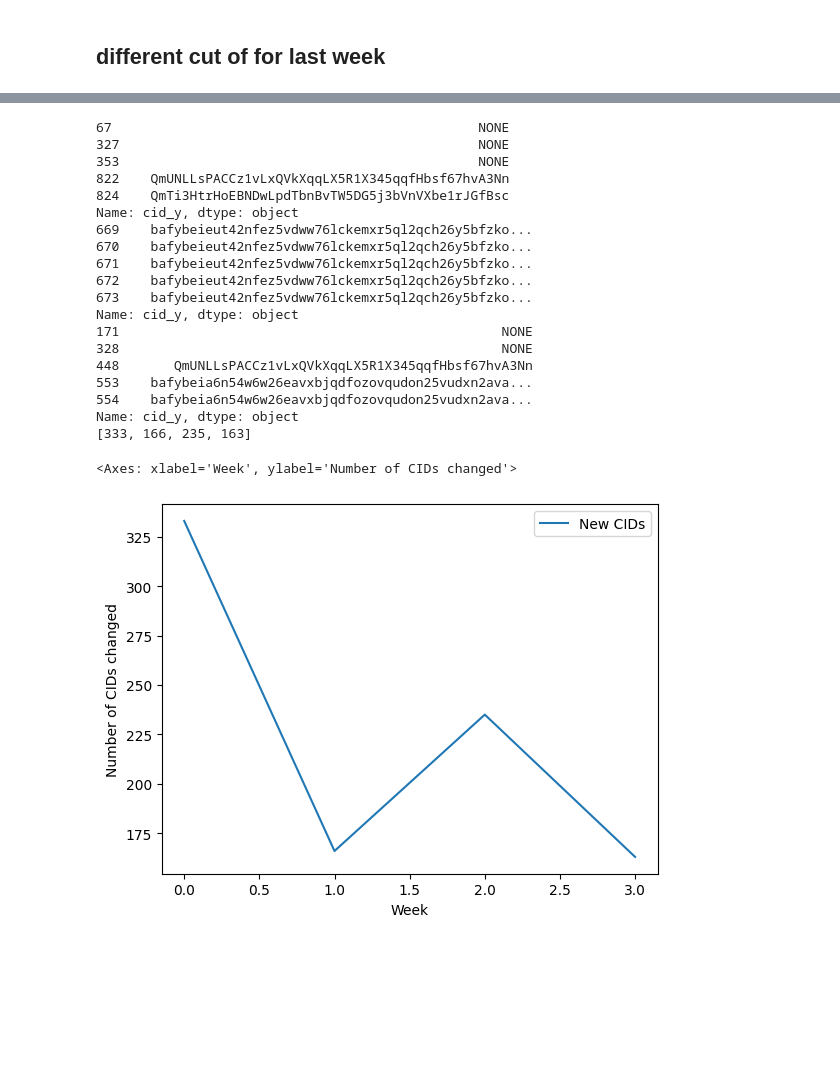
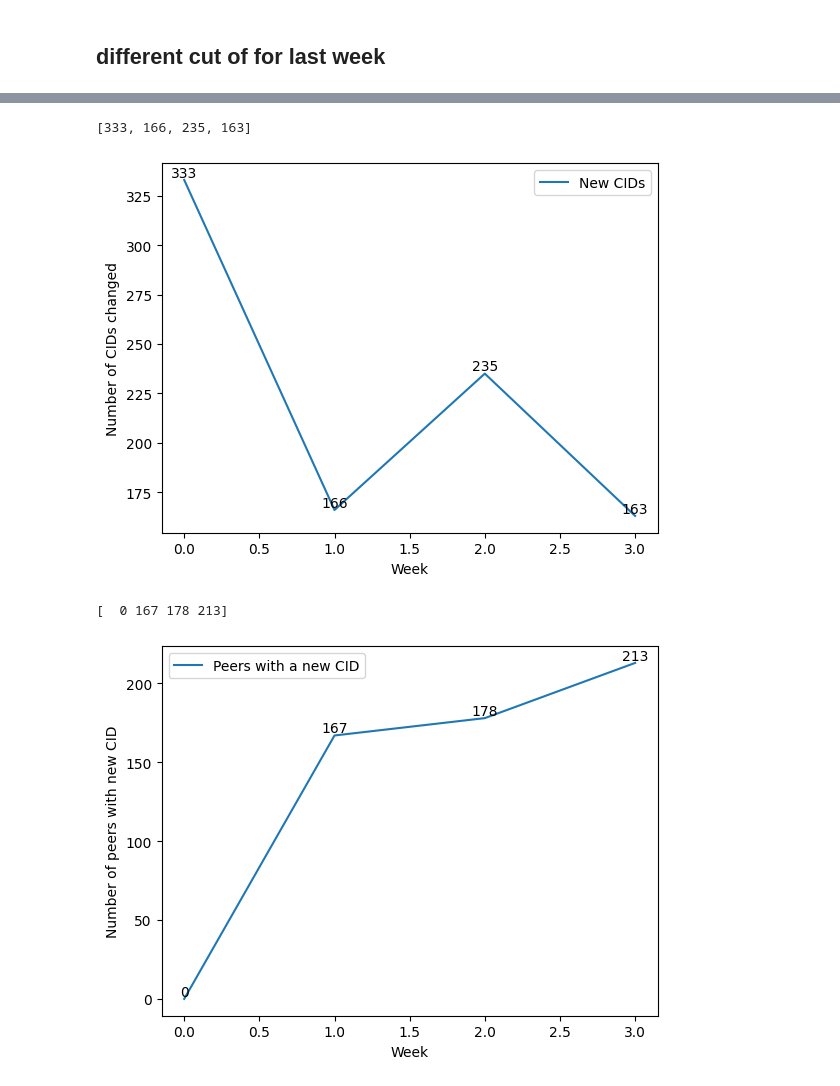
Before and after one commit to AxelGard/seek-ipns, a Jupyter notebook: analysis/rate_of_chage.ipynb, the cells around one changed output, grey strips where cells are left out. Saved outputs shown, nothing was run; the diff lists cells and outputs as text; code cells hidden in the pictures; blank space fills up the shorter version.

Commit message:
better chart for rate of change

```diff
--- a/analysis/rate_of_chage.ipynb
+++ b/analysis/rate_of_chage.ipynb
@@ -124,31 +87,46 @@ Name: cid_y, dtype: object
 # %%
 week_files = [f"../store/week{w}/time.csv" for w in range(2,5)]
 week_files = [pd.read_csv(w) for w in week_files]
 week_files[-1] = week_files[-1][:2441]
 
 changes_in_peers = change_cid(df,week_files)
 changes_in_peers = [333-c for c in changes_in_peers]
 print(changes_in_peers)
 pd.DataFrame({"Week":[0,1,2,3],"New CIDs":changes_in_peers}).set_index("Week").plot(ylabel="Number of CIDs changed")
+
+
+for (xi, yi) in zip([0,1,2,3], changes_in_peers):
+    plt.text(xi, yi, yi, va='bottom', ha='center')
 # %% [output]
-67                                               NONE
-327                                              NONE
-353                                              NONE
-822    QmUNLLsPACCz1vLxQVkXqqLX5R1X345qqfHbsf67hvA3Nn
-824    QmTi3HtrHoEBNDwLpdTbnBvTW5DG5j3bVnVXbe1rJGfBsc
-Name: cid_y, dtype: object
-669    bafybeieut42nfez5vdww76lckemxr5ql2qch26y5bfzko...
-670    bafybeieut42nfez5vdww76lckemxr5ql2qch26y5bfzko...
-671    bafybeieut42nfez5vdww76lckemxr5ql2qch26y5bfzko...
-672    bafybeieut42nfez5vdww76lckemxr5ql2qch26y5bfzko...
-673    bafybeieut42nfez5vdww76lckemxr5ql2qch26y5bfzko...
-Name: cid_y, dtype: object
-171                                                 NONE
-328                                                 NONE
-448       QmUNLLsPACCz1vLxQVkXqqLX5R1X345qqfHbsf67hvA3Nn
-553    bafybeia6n54w6w26eavxbjqdfozovqudon25vudxn2ava...
-554    bafybeia6n54w6w26eavxbjqdfozovqudon25vudxn2ava...
-Name: cid_y, dtype: object
 [333, 166, 235, 163]
-<Axes: xlabel='Week', ylabel='Number of CIDs changed'>
-[figure, old version]
+[figure, new version]
+# %%
+
+def change_peers_cids(init_set:pd.DataFrame, weeks:List[pd.DataFrame]) -> List[int]:
+    result:List[int] = [0]
+    observed_change = set()
+    for week_df in weeks:
+        merged_df = pd.merge(init_set, week_df, on='peer')
+        merged_df['cid_y'] = merged_df['cid_y'].fillna('NONE')
+        unequal_rows = merged_df[merged_df['cid_x'] != merged_df['cid_y']]
+        unequal_rows = unequal_rows[~unequal_rows["peer"].isin(observed_change)]
+        [observed_change.add(o) for o in unequal_rows['peer']]
+        result.append(len(unequal_rows))
+    return result
+
+
+week_files = [f"../store/week{w}/time.csv" for w in range(2,5)]
+week_files = [pd.read_csv(w) for w in week_files]
+
+changes_in_peers = change_peers_cids(df,week_files)
+changes_in_peers = [c for c in changes_in_peers]
+changes_in_peers = np.cumsum(changes_in_peers)
+pd.DataFrame({"Week":[0,1,2,3],"Peers with a new CID":changes_in_peers}).set_index("Week").plot(ylabel="Number of peers with new CID")
+
+print(changes_in_peers)
+
+for (xi, yi) in zip([0,1,2,3], changes_in_peers):
+    plt.text(xi, yi, yi, va='bottom', ha='center')
+# %% [output]
+[  0 167 178 213]
+[figure, added]
```
Also changed, not shown: parts of 8 cells of this notebook, 7 other files.
